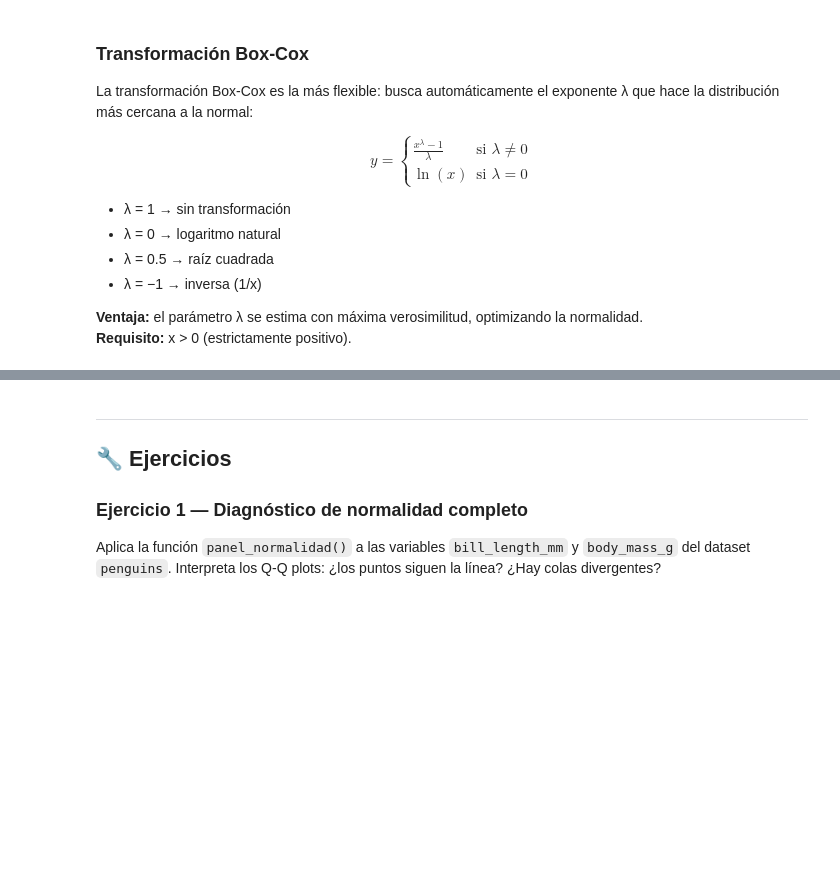
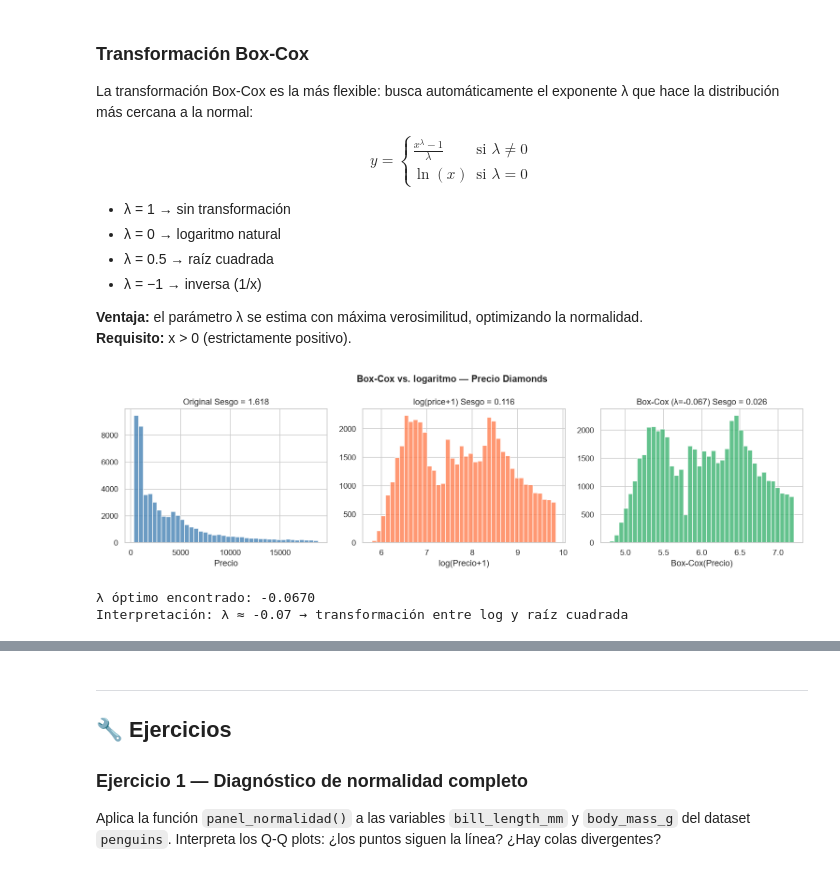
Before and after one commit to aalasan202/DLCD, a Jupyter notebook: UD2/Bloque_2_Distribuciones_y_Normalidad/B2_S2_Normalidad_y_Transformaciones.ipynb, the cells around one changed output, grey strips where cells are left out. Saved outputs shown, nothing was run; the diff lists cells and outputs as text; code cells hidden in the pictures; blank space fills up the shorter version.

```diff
--- a/UD2/Bloque_2_Distribuciones_y_Normalidad/B2_S2_Normalidad_y_Transformaciones.ipynb
+++ b/UD2/Bloque_2_Distribuciones_y_Normalidad/B2_S2_Normalidad_y_Transformaciones.ipynb
@@ -262,32 +310,33 @@ $$y = \begin{cases} \frac{x^\lambda - 1}{\lambda} & \text{si } \lambda \neq 0 \\
 # %%
 # Box-Cox sobre el precio de los diamantes (positivo, sin ceros)
 price_vals = diamonds['price'].values.astype(float)
 
 price_bc, lambda_optimo = boxcox(price_vals)
 
 fig, axes = plt.subplots(1, 3, figsize=(14, 4))
 
 axes[0].hist(price_vals, bins=40, color='steelblue', edgecolor='white', alpha=0.8)
-axes[0].set_title(f'Original
-Sesgo = {stats.skew(price_vals):.3f}')
+axes[0].set_title(f'Original Sesgo = {stats.skew(price_vals):.3f}')
 axes[0].set_xlabel('Precio')
 
 axes[1].hist(np.log1p(price_vals), bins=40, color='coral', edgecolor='white', alpha=0.8)
-axes[1].set_title(f'log(price+1)
-Sesgo = {stats.skew(np.log1p(price_vals)):.3f}')
+axes[1].set_title(f'log(price+1) Sesgo = {stats.skew(np.log1p(price_vals)):.3f}')
 axes[1].set_xlabel('log(Precio+1)')
 
 axes[2].hist(price_bc, bins=40, color='mediumseagreen', edgecolor='white', alpha=0.8)
-axes[2].set_title(f'Box-Cox (λ={lambda_optimo:.3f})
-Sesgo = {stats.skew(price_bc):.3f}')
+axes[2].set_title(f'Box-Cox (λ={lambda_optimo:.3f}) Sesgo = {stats.skew(price_bc):.3f}')
 axes[2].set_xlabel('Box-Cox(Precio)')
 
 plt.suptitle('Box-Cox vs. logaritmo — Precio Diamonds', fontsize=13, fontweight='bold')
 plt.tight_layout()
 plt.show()
 
 print(f"λ óptimo encontrado: {lambda_optimo:.4f}")
 print(f"Interpretación: λ ≈ {lambda_optimo:.2f} → transformación entre log y raíz cuadrada")
+# %% [output]
+[figure, added]
+λ óptimo encontrado: -0.0670
+Interpretación: λ ≈ -0.07 → transformación entre log y raíz cuadrada
 # %%
 # PowerTransformer de scikit-learn: Box-Cox y Yeo-Johnson (acepta negativos)
 # Yeo-Johnson es la alternativa cuando hay valores ≤ 0
```
Also changed, not shown: parts of 11 cells of this notebook, 2 other files.
